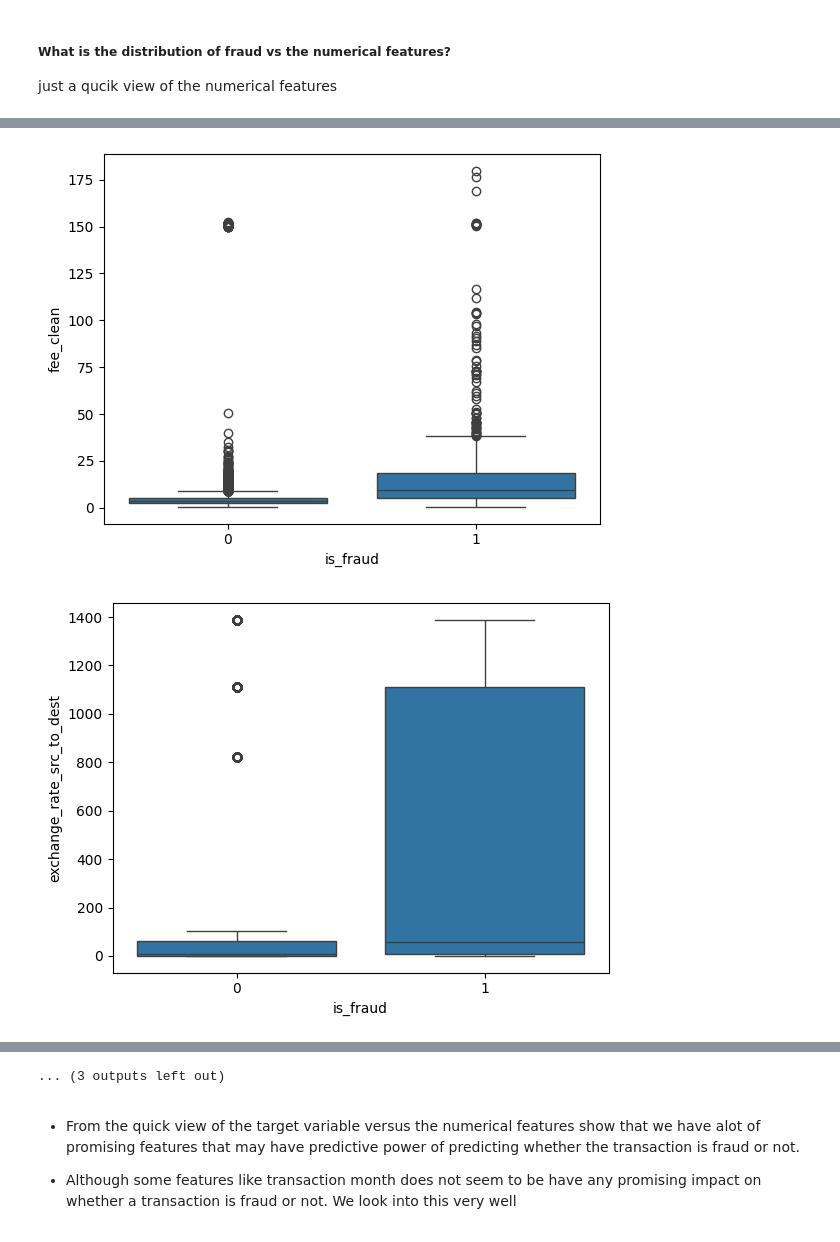
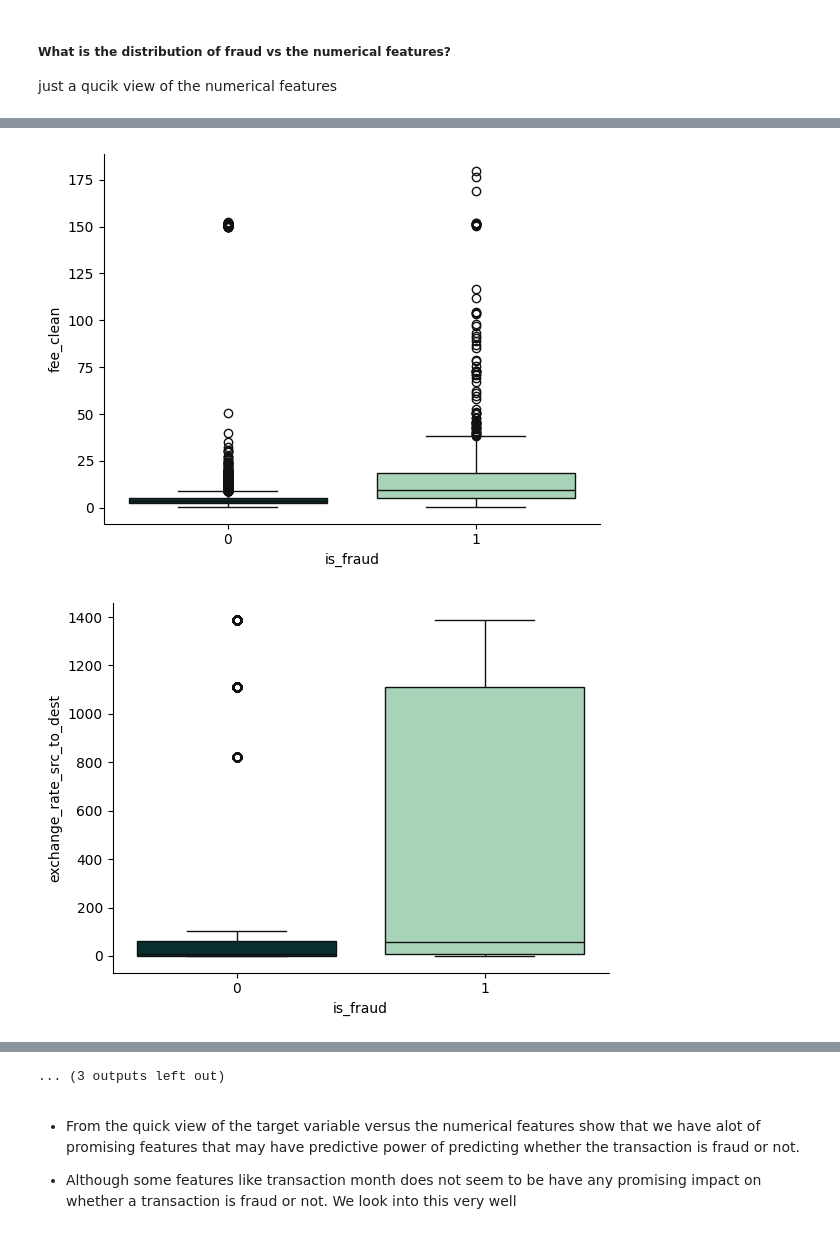
Before and after one commit to uchechukwueze/NovaPay-FraudGuard-Real-Time-Fraud-Detection, a Jupyter notebook: notebook/notebook.ipynb, the cells around one changed output, grey strips where cells are left out. Saved outputs shown, nothing was run; the diff lists cells and outputs as text; code cells hidden in the pictures.

```diff
--- a/notebook/notebook.ipynb
+++ b/notebook/notebook.ipynb
@@ -1885,6 +1896,7 @@ data_cleaned.describe(include='object').T
 just a qucik view of the numerical features
 # %%
 for col in data_cleaned.drop('is_fraud', axis=1).select_dtypes('number'):
-    sns.boxplot(data=data_cleaned, x ='is_fraud', y =col)
+    sns.boxplot(data=data_cleaned, x ='is_fraud', y =col, palette=[ "#033536", "#a1dab7"])
+    sns.despine()
     plt.show()
 # %% [output]
@@ -1893,2 +1905,2 @@ for col in data_cleaned.drop('is_fraud', axis=1).select_dtypes('number'):
-[figure, old version]
+[figure, new version]
-[figure, old version]
+[figure, new version]
```
Also changed, not shown: parts of 15 cells of this notebook, 20 other files.
